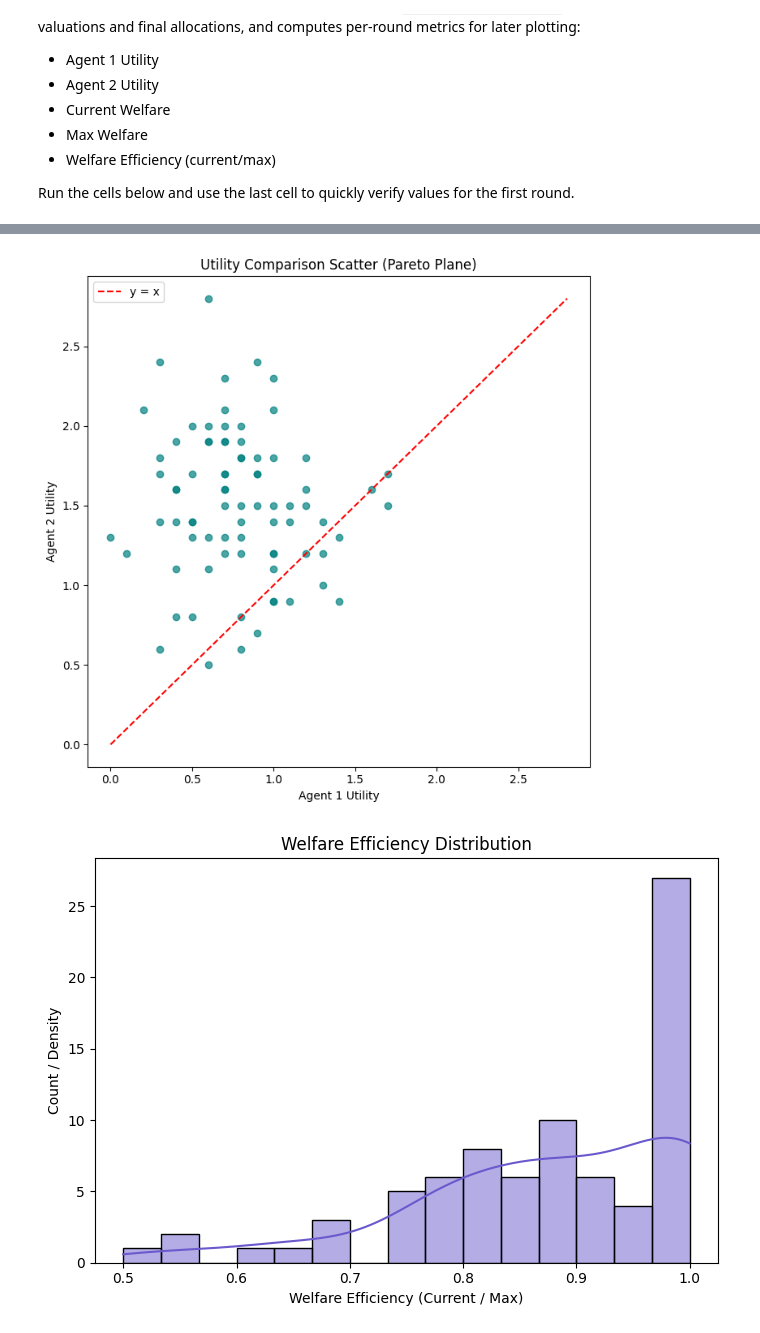
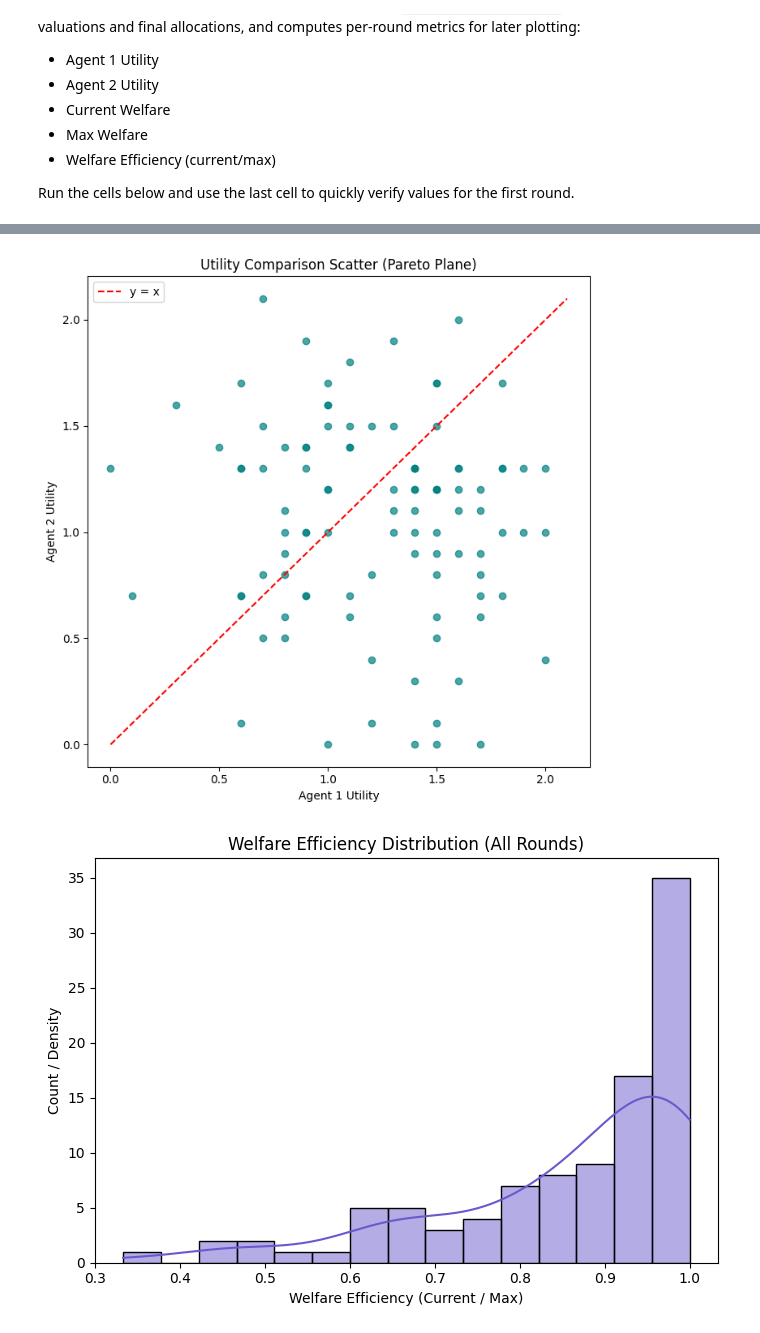
Before and after one commit to zacharytgray/MultiAgent-LLM-Negotiation-Research-Domain, a Jupyter notebook: analyze_results.ipynb, the cells around one changed output, grey strips where cells are left out. Cells and saved outputs as stored; diff of their text form; code cells hidden in the pictures.

```diff
--- a/analyze_results.ipynb
+++ b/analyze_results.ipynb
@@ -9,6 +9,8 @@ This notebook loads a negotiation log CSV, ignores the `conversation_history` co
 - Welfare Efficiency (current/max)
 
 Run the cells below and use the last cell to quickly verify values for the first round.
+# %%
+LOG_PATH = "logs\gpt-oss_20b_default_vs_charming_4_20250929_2035.csv"
 # %%
 from __future__ import annotations
 import pandas as pd
@@ -96,7 +98,7 @@ def load_log_file(csv_path: Path | str) -> pd.DataFrame:
     return out
 # %%
 # Set your CSV path here. Defaults to one from the 'logs' folder if present.
-default_csv = Path("logs/gpt-oss_20b_default_vs_default_4_20250925_1557.csv")
+default_csv = Path(LOG_PATH.replace("\\", "/"))
 csv_path = default_csv if default_csv.exists() else None
 if csv_path is None:
     print("Default CSV not found. Set 'csv_path' to your log file path, then run the next cell.")
@@ -148,14 +148,12 @@ else:
 # Utility Comparison Scatter (Pareto Plane)
 import matplotlib.pyplot as plt
 
-# Filter out no-agreement rounds
 if 'metrics_df' in globals() and not metrics_df.empty:
-    agreed_df = metrics_df[metrics_df['agreement_reached'] == True]
     plt.figure(figsize=(7, 7))
-    plt.scatter(agreed_df['agent1_utility'], agreed_df['agent2_utility'], alpha=0.7, color='teal')
+    plt.scatter(metrics_df['agent1_utility'], metrics_df['agent2_utility'], alpha=0.7, color='teal')
     # Add y=x reference line
-    min_util = min(agreed_df['agent1_utility'].min(), agreed_df['agent2_utility'].min())
-    max_util = max(agreed_df['agent1_utility'].max(), agreed_df['agent2_utility'].max())
+    min_util = min(metrics_df['agent1_utility'].min(), metrics_df['agent2_utility'].min())
+    max_util = max(metrics_df['agent1_utility'].max(), metrics_df['agent2_utility'].max())
     plt.plot([min_util, max_util], [min_util, max_util], 'r--', label='y = x')
     plt.xlabel('Agent 1 Utility')
     plt.ylabel('Agent 2 Utility')
@@ -166,29 +164,27 @@ if 'metrics_df' in globals() and not metrics_df.empty:
 else:
     print("metrics_df not available yet. Run the loading cells above.")
 # %% [output]
-[figure, old version]
+[figure, new version]
 # %%
 # Welfare Efficiency Distribution (Histogram/KDE)
 import matplotlib.pyplot as plt
 import seaborn as sns
 import numpy as np
 
 if 'metrics_df' in globals() and not metrics_df.empty:
     # Copy and prep data
-    eff_df = metrics_df[metrics_df['agreement_reached'] == True].copy()
-    # Filter out NaNs
-    eff_vals = eff_df['welfare_efficiency'].dropna()
+    eff_vals = metrics_df['welfare_efficiency'].dropna()
     plt.figure(figsize=(7, 5))
     sns.histplot(eff_vals, kde=True, bins=15, color='slateblue', edgecolor='black')
-    plt.title('Welfare Efficiency Distribution')
+    plt.title('Welfare Efficiency Distribution (All Rounds)')
     plt.xlabel('Welfare Efficiency (Current / Max)')
     plt.ylabel('Count / Density')
     plt.tight_layout()
     plt.show()
 else:
     print("metrics_df not available yet. Run the loading cells above.")
 # %% [output]
-[figure, old version]
+[figure, new version]
 # %%
 # Line Plot: Round vs Welfare (Current & Max) with Highlighted Max Matches
 import matplotlib.pyplot as plt
```
Also changed, not shown: parts of 4 cells of this notebook.
